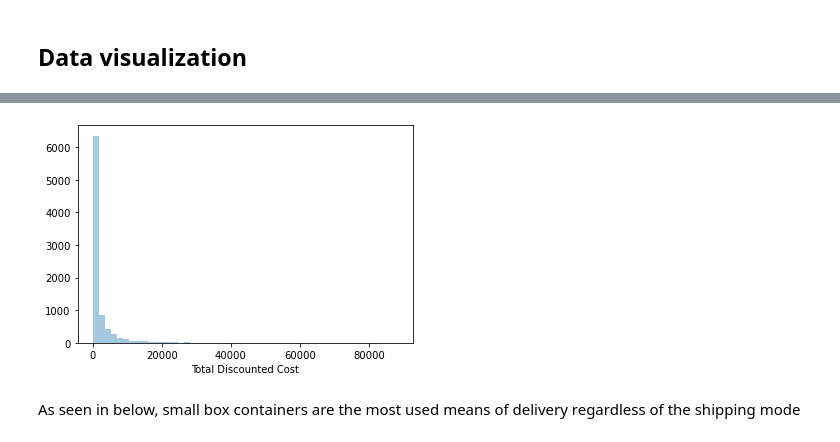
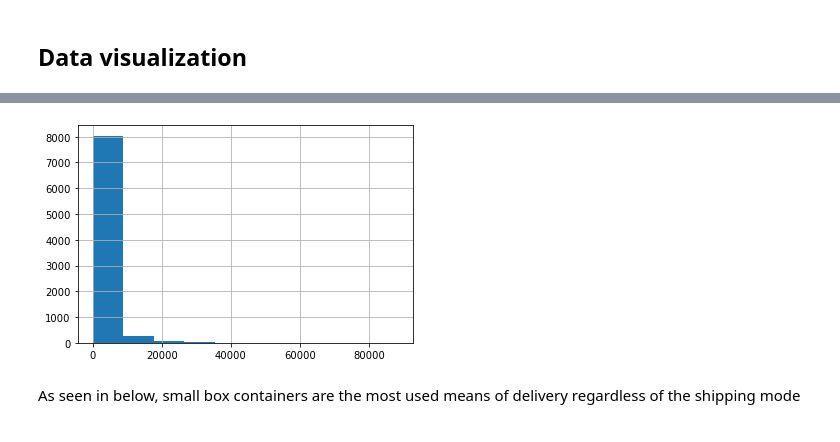
Before and after one commit to Phoenix-D11/shipping_prj, a Jupyter notebook: Sales.ipynb, the cells around one changed output, grey strips where cells are left out. Drawn from its saved outputs; the diff is of its cells as text; code cells hidden in the pictures.

```diff
--- a/Sales.ipynb
+++ b/Sales.ipynb
@@ -145,9 +109,9 @@ plt.show()
 # %%
-#Plot showing the distribution of the Total amount
-sns.distplot(df['Total Discounted Cost'], kde = False)
+# Plot showing the distribution of the Total amount
+df['Total Discounted Cost'].hist()
 plt.show()
 # %% [output]
-[figure, old version]
+[figure, new version]
 # %% [markdown]
 As seen in below, small box containers are the most used means of delivery regardless of the shipping mode
 # %%
```
Also changed, not shown: parts of 79 cells of this notebook, 2 other files.
